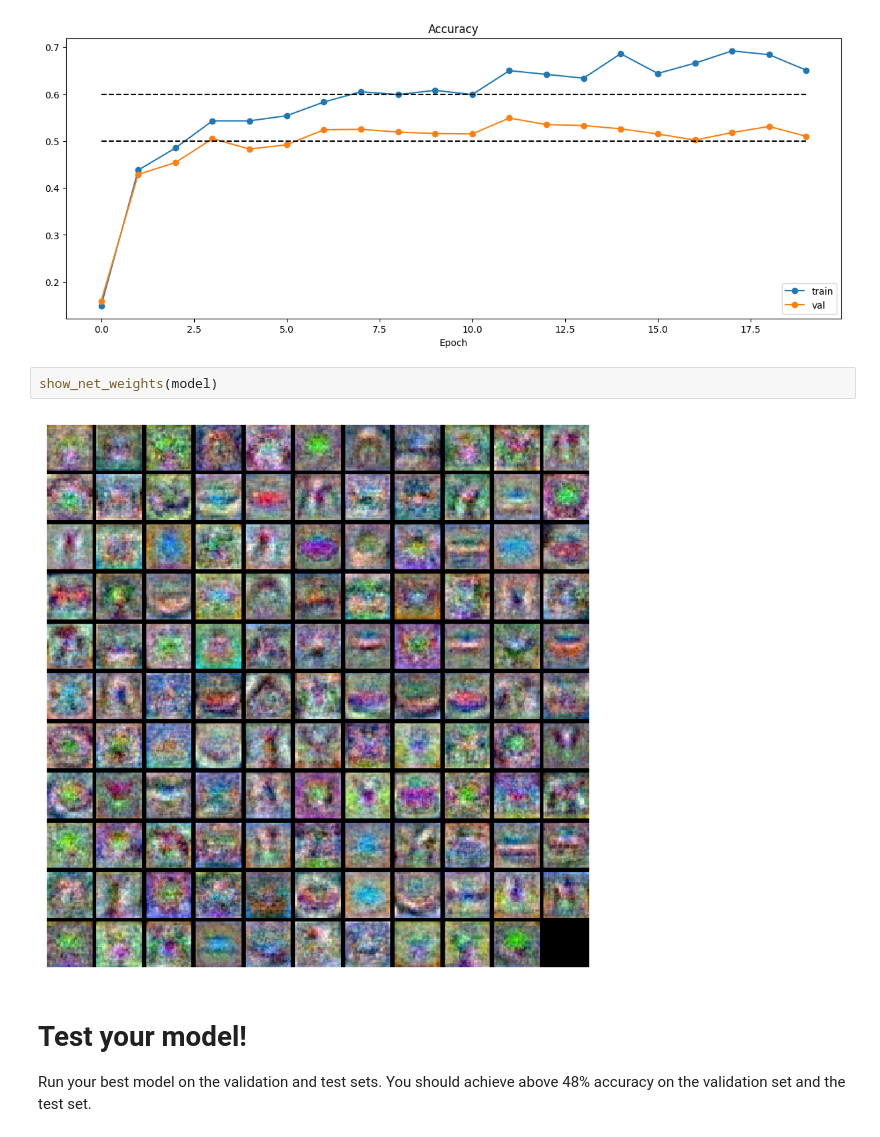
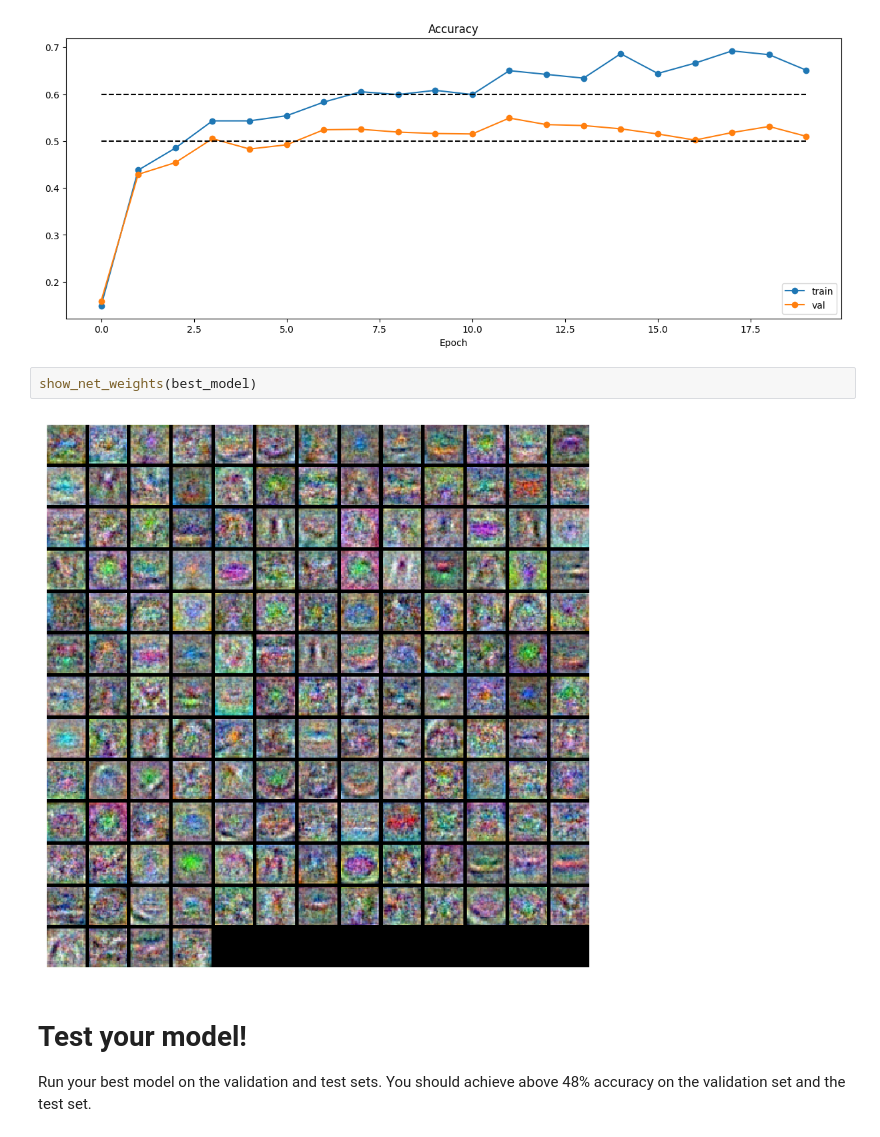
Before and after one commit to wuwowuyi/Resnet-replication-and-Stanford-cs231n-computer-vision, a Jupyter notebook: assignment1/two_layer_net.ipynb, the cells around one changed output. Saved outputs shown, nothing was run; the diff lists cells and outputs as text.

Commit message:
add one more image to two_layer_net

```diff
--- a/assignment1/two_layer_net.ipynb
+++ b/assignment1/two_layer_net.ipynb
@@ -524,9 +524,9 @@ plt.show()
 # %% [output]
 [figure]
 # %%
-show_net_weights(model)
+show_net_weights(best_model)
 # %% [output]
-[figure, old version]
+[figure, new version]
 # %% [markdown]
 # Test your model!
 Run your best model on the validation and test sets. You should achieve above 48% accuracy on the validation set and the test set.
```
